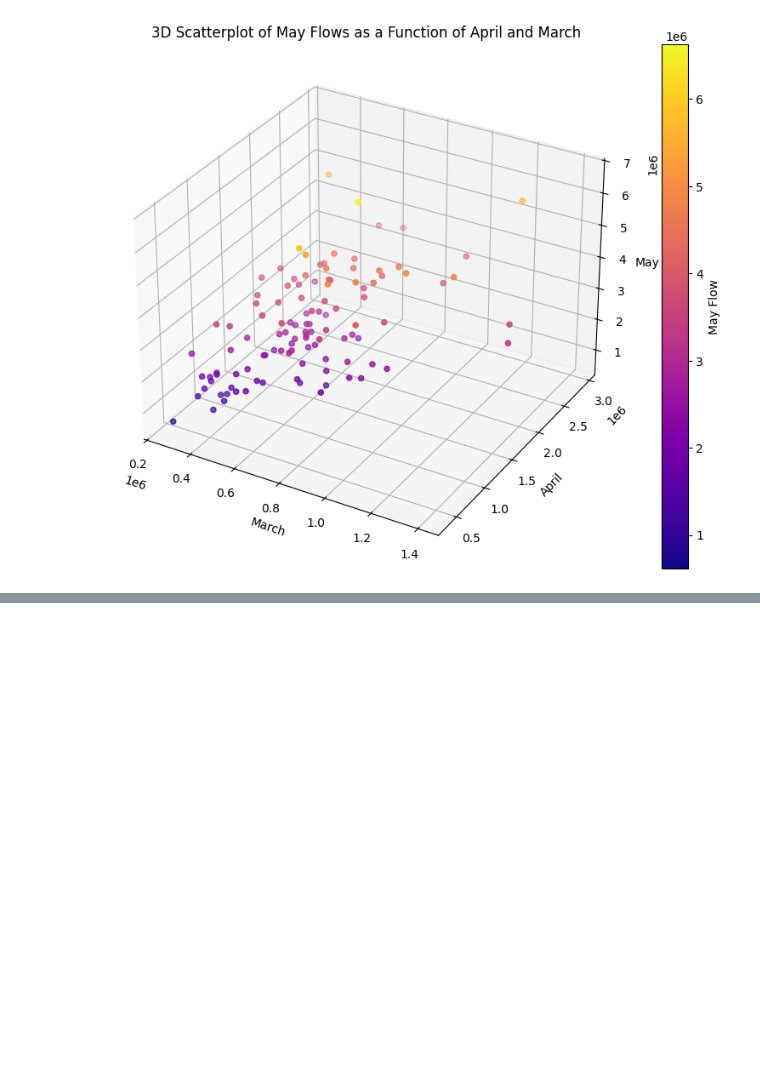
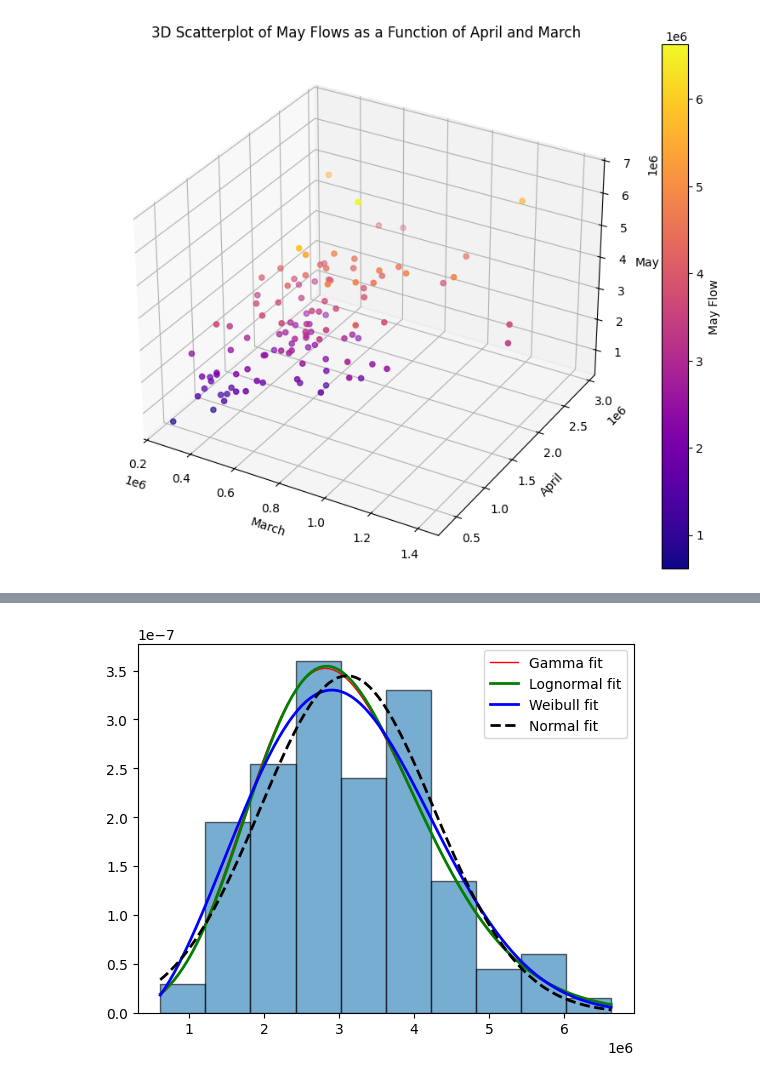
Before and after one commit to jtdocter27/Engineering-Probability---Statistics, a Jupyter notebook: R_project.ipynb, the cells around one changed output, grey strips where cells are left out. Drawn from its saved outputs; the diff is of its cells as text; code cells hidden in the pictures; blank space fills up the shorter version.

Commit message:
Updated with All QQ and Histogram/PDF's

```diff
--- a/R_project.ipynb
+++ b/R_project.ipynb
@@ -45,0 +53,4 @@ plt.show()
+# %%
+may = np.array(lee_ferry['May'])
+may_pandas = pd.DataFrame(lee_ferry['May'])
+may
@@ -45,0 +74,27 @@ plt.show()
+# %%
+#May
+# may = np.array(lee_ferry['May'])
+# may_pandas = pd.DataFrame(lee_ferry['May'])
+
+
+#normal
+mean_n, std_n = norm.fit(may)
+#gamma
+g_fit = gamma.fit(may)
+#lognormal
+ln_fit = lognorm.fit(may)
+#weibull
+wb_fit = weibull_min.fit(may)
+
+
+x = np.linspace(min(may), max(may), 100) #This creates an array of 100 evenly spaced datapoints within the min and max of the given dataset. This then gets fed into the gamma parameters to generate the PDF
+plt.hist(may, density=True, alpha = 0.6, edgecolor = 'black')
+plt.plot(x, gamma.pdf(x, *g_fit), 'r-', lw=1, label="Gamma fit")
+plt.plot(x, lognorm.pdf(x, *ln_fit), 'g-', lw=2, label="Lognormal fit")
+plt.plot(x, weibull_min.pdf(x, *wb_fit), 'b-', lw=2, label="Weibull fit")
+plt.plot(x, norm.pdf(x, mean_n, std_n), 'k--', lw=2, label="Normal fit")
+
+plt.legend()
+plt.show()
+# %% [output]
+[figure, added]
```
Also changed, not shown: parts of 15 cells of this notebook, 1 other file.
